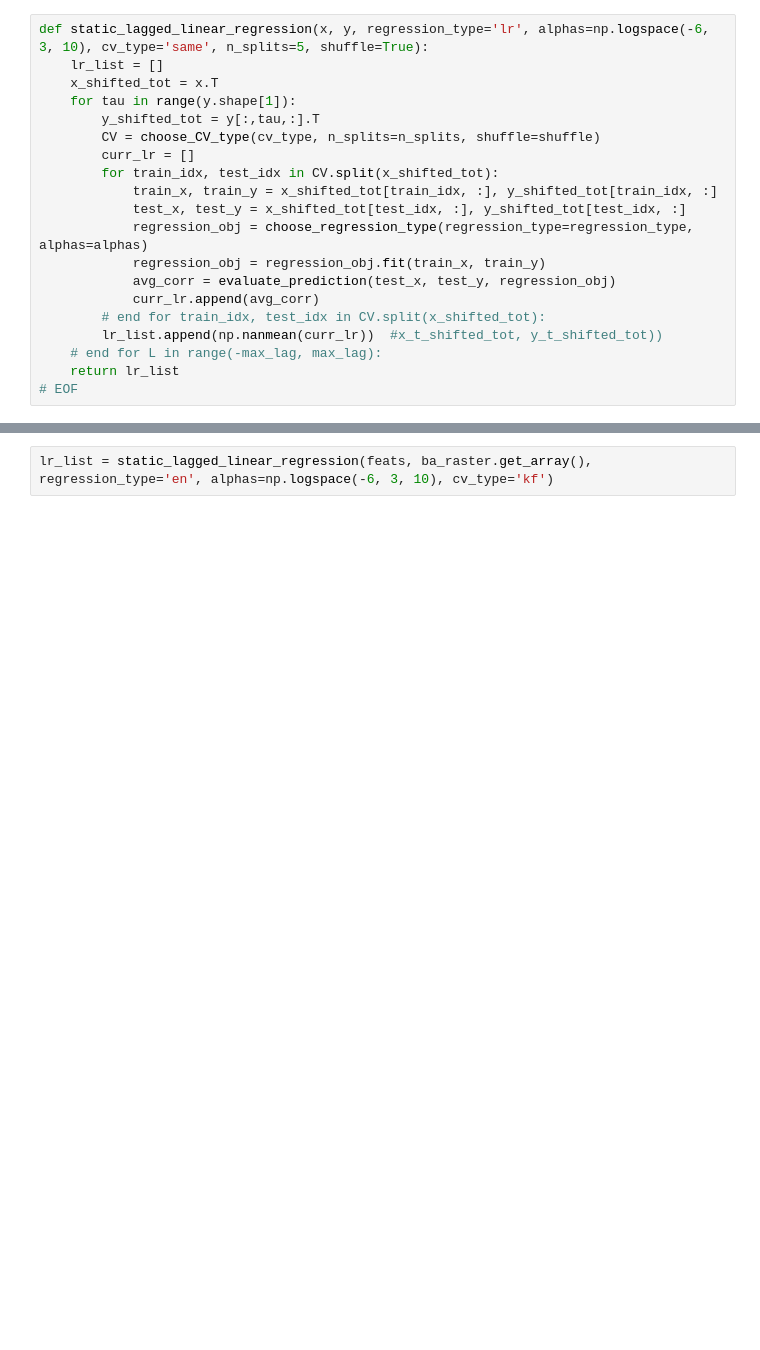
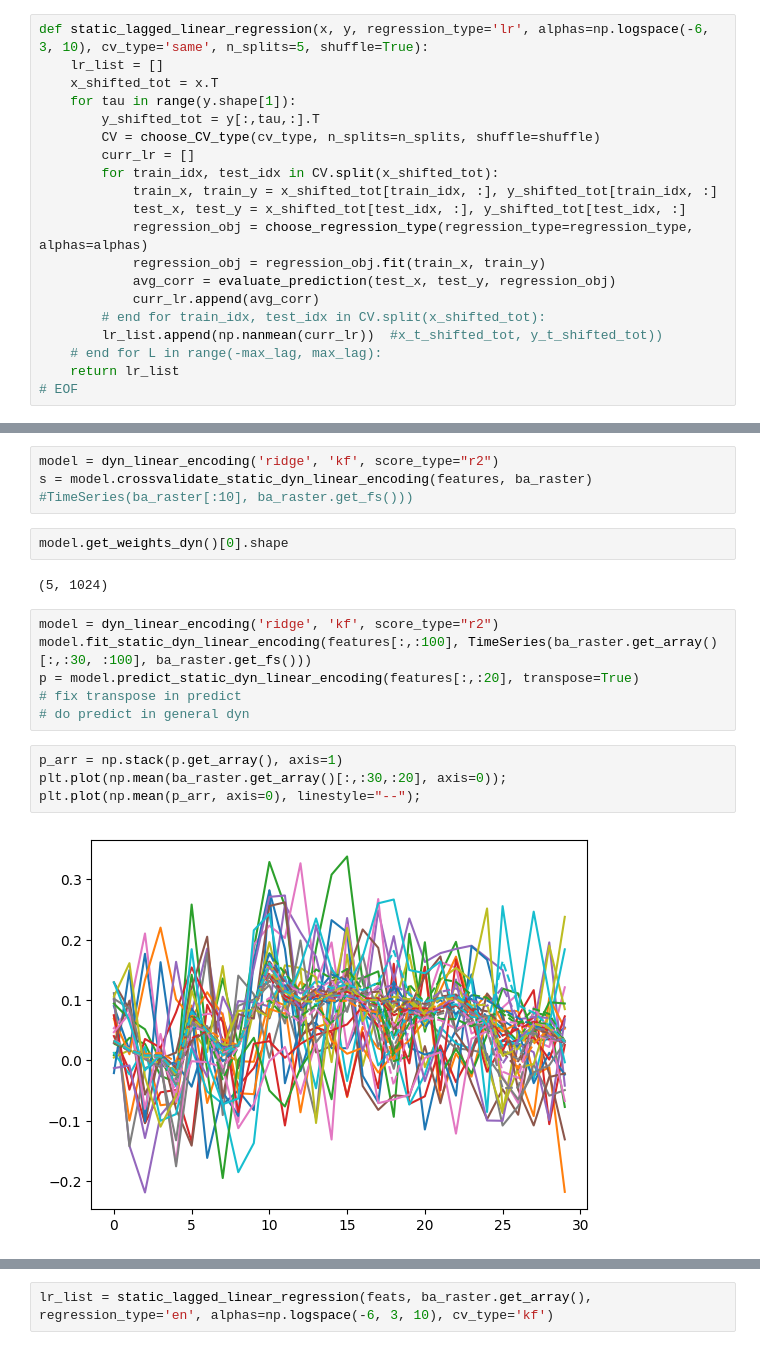
Before and after one commit to TizianoCausin01/useful_stuff, a Jupyter notebook: python_scripts/scripts/regression_oop_dev.ipynb, the cells around one changed output, grey strips where cells are left out. Drawn from its saved outputs; the diff is of its cells as text; blank space fills up the shorter version.

Commit message:
Developing lagged linear encoding

```diff
--- a/python_scripts/scripts/regression_oop_dev.ipynb
+++ b/python_scripts/scripts/regression_oop_dev.ipynb
@@ -289,0 +484,19 @@ def static_lagged_linear_regression(x, y, regression_type='lr', alphas=np.logspa
+# %%
+model = dyn_linear_encoding('ridge', 'kf', score_type="r2")
+s = model.crossvalidate_static_dyn_linear_encoding(features, ba_raster) #TimeSeries(ba_raster[:10], ba_raster.get_fs()))
+# %%
+model.get_weights_dyn()[0].shape
+# %% [output]
+(5, 1024)
+# %%
+model = dyn_linear_encoding('ridge', 'kf', score_type="r2")
+model.fit_static_dyn_linear_encoding(features[:,:100], TimeSeries(ba_raster.get_array()[:,:30, :100], ba_raster.get_fs()))
+p = model.predict_static_dyn_linear_encoding(features[:,:20], transpose=True)
+# fix transpose in predict
+# do predict in general dyn
+# %%
+p_arr = np.stack(p.get_array(), axis=1)
+plt.plot(np.mean(ba_raster.get_array()[:,:30,:20], axis=0));
+plt.plot(np.mean(p_arr, axis=0), linestyle="--");
+# %% [output]
+[figure, added]
```
Also changed, not shown: parts of 25 cells of this notebook.
